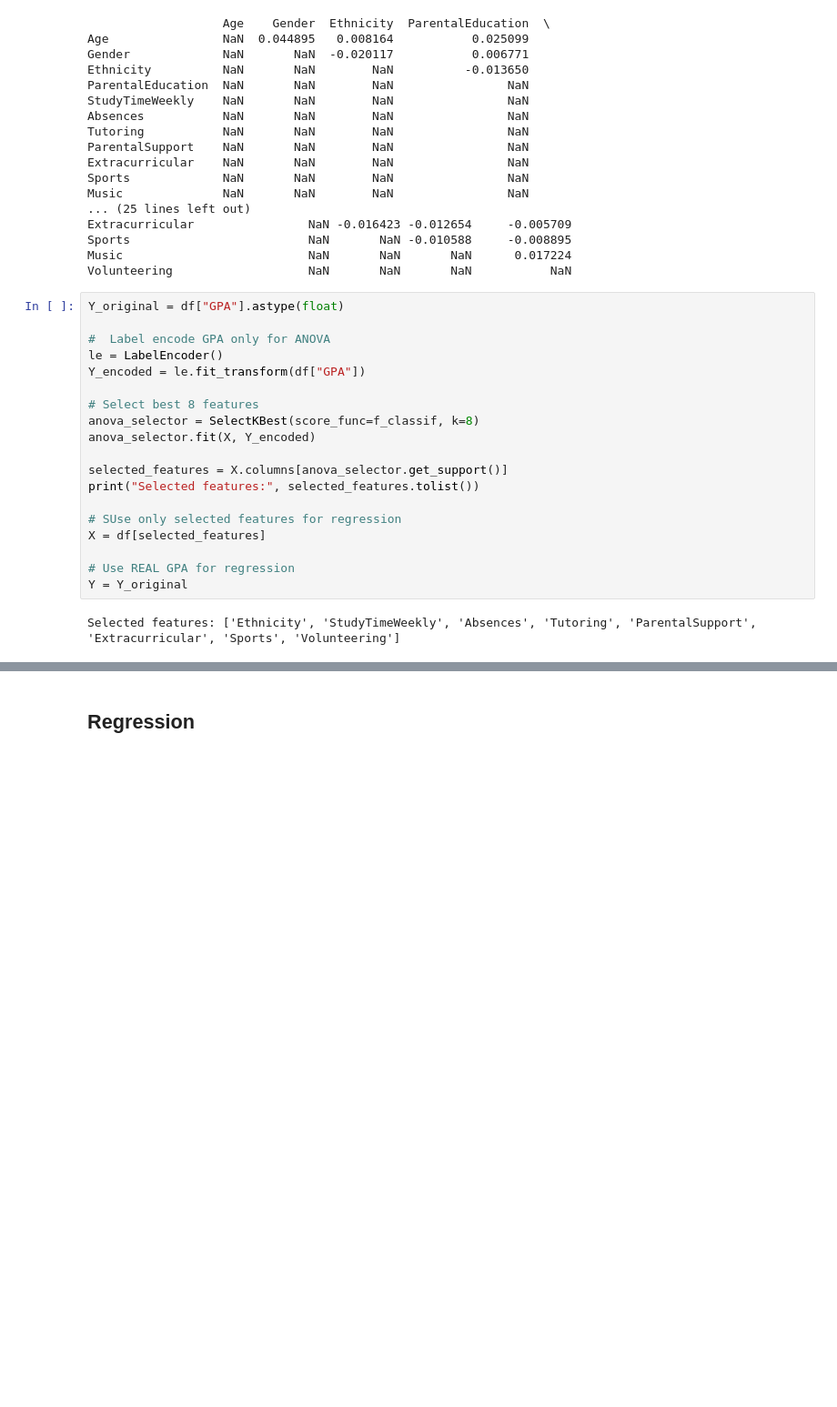
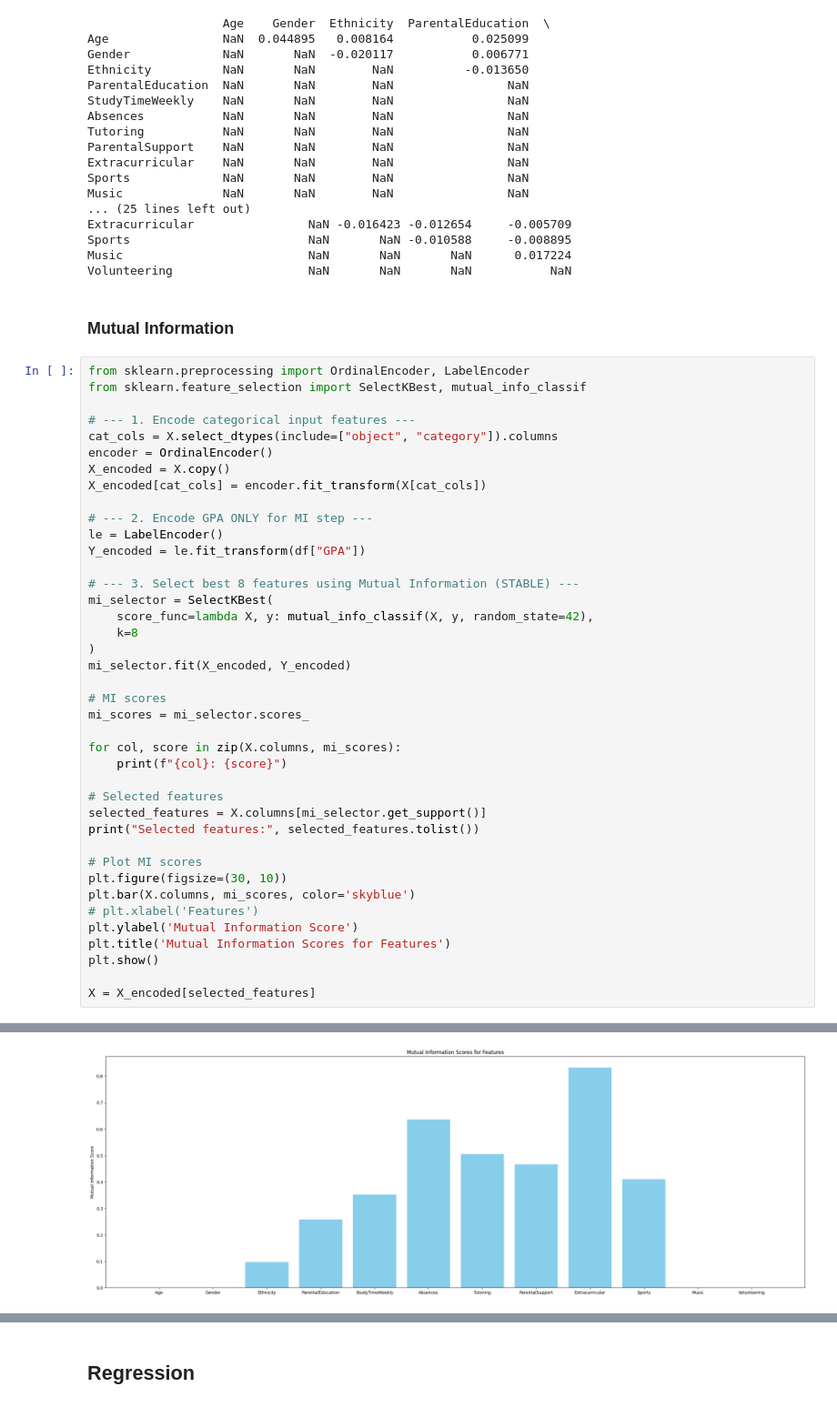
Before and after one commit to ahnayef/Code-Practice, a Jupyter notebook: Codes/ML/Project/Grade.ipynb, the cells around one changed output, grey strips where cells are left out. Shown at 91% size. Drawn from its saved outputs; the diff is of its cells as text; blank space fills up the shorter version.

```diff
--- a/Codes/ML/Project/Grade.ipynb
+++ b/Codes/ML/Project/Grade.ipynb
@@ -176,24 +176,46 @@ Extracurricular                NaN -0.016423 -0.012654     -0.005709
 Sports                         NaN       NaN -0.010588     -0.008895
 Music                          NaN       NaN       NaN      0.017224
 Volunteering                   NaN       NaN       NaN           NaN
-# %%
-Y_original = df["GPA"].astype(float)
-
-#  Label encode GPA only for ANOVA
-le = LabelEncoder()
-Y_encoded = le.fit_transform(df["GPA"])
-
-# Select best 8 features
-anova_selector = SelectKBest(score_func=f_classif, k=8)
-anova_selector.fit(X, Y_encoded)
-
-selected_features = X.columns[anova_selector.get_support()]
-print("Selected features:", selected_features.tolist())
-
-# SUse only selected features for regression
-X = df[selected_features]
-
-# Use REAL GPA for regression
-Y = Y_original
-# %% [output]
-Selected features: ['Ethnicity', 'StudyTimeWeekly', 'Absences', 'Tutoring', 'ParentalSupport', 'Extracurricular', 'Sports', 'Volunteering']
+# %% [markdown]
+### Mutual Information
+# %%
+from sklearn.preprocessing import OrdinalEncoder, LabelEncoder
+from sklearn.feature_selection import SelectKBest, mutual_info_classif
+
+# --- 1. Encode categorical input features ---
+cat_cols = X.select_dtypes(include=["object", "category"]).columns
+encoder = OrdinalEncoder()
+X_encoded = X.copy()
+X_encoded[cat_cols] = encoder.fit_transform(X[cat_cols])
+
+# --- 2. Encode GPA ONLY for MI step ---
+le = LabelEncoder()
+Y_encoded = le.fit_transform(df["GPA"])
+
+# --- 3. Select best 8 features using Mutual Information (STABLE) ---
+mi_selector = SelectKBest(
+    score_func=lambda X, y: mutual_info_classif(X, y, random_state=42),
+    k=8
+)
+mi_selector.fit(X_encoded, Y_encoded)
+
+# MI scores
+mi_scores = mi_selector.scores_
+
+for col, score in zip(X.columns, mi_scores):
+    print(f"{col}: {score}")
+
+# Selected features
+selected_features = X.columns[mi_selector.get_support()]
+print("Selected features:", selected_features.tolist())
+
+# Plot MI scores
+plt.figure(figsize=(30, 10))
+plt.bar(X.columns, mi_scores, color='skyblue')
+# plt.xlabel('Features')
+plt.ylabel('Mutual Information Score')
+plt.title('Mutual Information Scores for Features')
+plt.show()
+
+X = X_encoded[selected_features]
+# %% [output]
@@ -200,3 +235,4 @@ Selected features: ['Ethnicity', 'StudyTimeWeekly', 'Absences', 'Tutoring', 'Par
+[figure, added]
 # %%
 # PCA for dimentionality reduction
 from sklearn.decomposition import PCA
```
Also changed, not shown: parts of 3 cells of this notebook, 2 other files.
